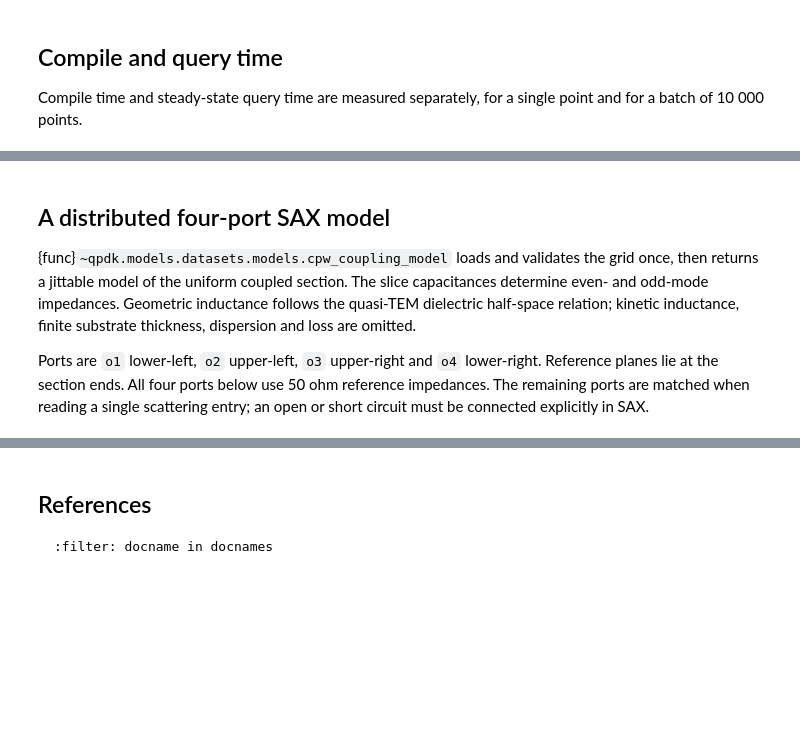
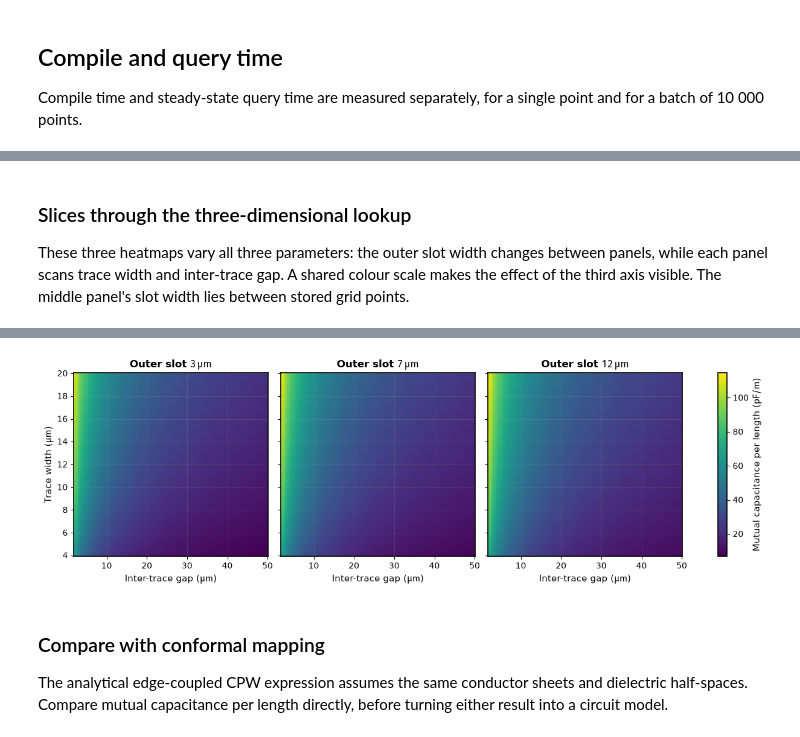
Before and after one commit to gdsfactory/quantum-rf-pdk, a Jupyter notebook: notebooks/fem_dataset_lookup.ipynb, the cells around one changed output, grey strips where cells are left out. Cells and saved outputs as stored; diff of their text form; code cells hidden in the pictures; blank space fills up the shorter version.

````diff
--- a/notebooks/fem_dataset_lookup.ipynb
+++ b/notebooks/fem_dataset_lookup.ipynb
@@ -591,38 +659,38 @@ plt.show()
 # %% [markdown]
-## A distributed four-port SAX model
+### Slices through the three-dimensional lookup
 
-{func}`~qpdk.models.datasets.models.cpw_coupling_model` loads and validates the grid
-once, then returns a jittable model of the uniform coupled section. The slice
-capacitances determine even- and odd-mode impedances. Geometric inductance
-follows the quasi-TEM dielectric half-space relation; kinetic inductance,
-finite substrate thickness, dispersion and loss are omitted.
-
-Ports are `o1` lower-left, `o2` upper-left, `o3` upper-right and `o4` lower-right.
-Reference planes lie at the section ends. All four ports below use 50 ohm
-reference impedances. The remaining ports are matched when reading a single
-scattering entry; an open or short circuit must be connected explicitly in SAX.
+These three heatmaps vary all three parameters: the outer slot width changes
+between panels, while each panel scans trace width and inter-trace gap. A
+shared colour scale makes the effect of the third axis visible. The middle
+panel's slot width lies between stored grid points.
 # %%
-cpw_model = cpw_coupling_model(cpw_dataset)
-frequencies = jnp.linspace(0.1e9, 12e9, 301)
-fig, axes = plt.subplots(1, 2, figsize=(10, 3.8), constrained_layout=True)
-for gap in (2.0, 8.0, 25.0):
-    scattering = jax.jit(cpw_model)(
-        f=frequencies, length=1000.0, width=10.0, cpw_gap=6.0, gap=gap
+outer_slots = jnp.array([3.0, 7.5, 12.0])
+volume_slices = (
+    -cpw_lookup(
+        width=W[None, ...], cpw_gap=outer_slots[:, None, None], gap=G[None, ...]
+    )[..., 0, 1]
+    / slice_length
+    * 1e12
+)
+fig, axes = plt.subplots(
+    1, 3, figsize=(12, 3.8), sharex=True, sharey=True, constrained_layout=True
+)
+for i, ax in enumerate(axes):
+    image = ax.pcolormesh(
+        gap_axis,
+        width_axis,
+        volume_slices[i],
+        shading="auto",
+        rasterized=True,
+        vmin=float(volume_slices.min()),
+        vmax=float(volume_slices.max()),
     )
-    axes[0].plot(
-        frequencies / 1e9,
-        20 * jnp.log10(jnp.abs(scattering["o1", "o2"])),
-        label=rf"${gap:g}\,\text{{µm}}$",
-    )
-    axes[1].plot(
-        frequencies / 1e9,
-        20 * jnp.log10(jnp.abs(scattering["o1", "o4"])),
-        label=rf"${gap:g}\,\text{{µm}}$",
-    )
-axes[0].set_ylabel(r"Near-end coupling $|S_{21}|$ ($\text{dB}$)")
-axes[1].set_ylabel(r"Through $|S_{41}|$ ($\text{dB}$)")
-for ax in axes:
-    ax.set_xlabel(r"Frequency ($\text{GHz}$)")
-    ax.legend(title="Inter-trace gap")
+    ax.set_title(rf"Outer slot ${float(outer_slots[i]):g}\,\text{{µm}}$")
+    ax.set_xlabel(r"Inter-trace gap ($\text{µm}$)")
+    ax.set_xscale("log")
+axes[0].set_ylabel(r"Trace width ($\text{µm}$)")
+fig.colorbar(
+    image, ax=list(axes), label=r"Mutual capacitance per length ($\text{pF/m}$)"
+)
 plt.show()
 # %% [output]
@@ -630,6 +697,7 @@ plt.show()
+[figure, added]
 # %% [markdown]
-## References
+### Compare with conformal mapping
 
-```{bibliography}
-:filter: docname in docnames
-```
+The analytical edge-coupled CPW expression assumes the same conductor sheets
+and dielectric half-spaces. Compare mutual capacitance per length directly,
+before turning either result into a circuit model.
````
Also changed, not shown: parts of 23 cells of this notebook, 1 other file.
